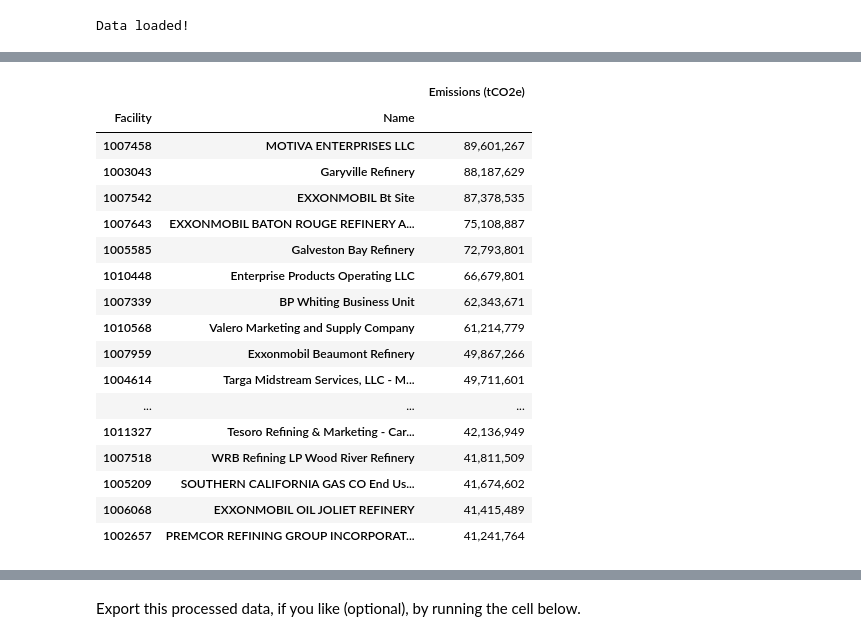
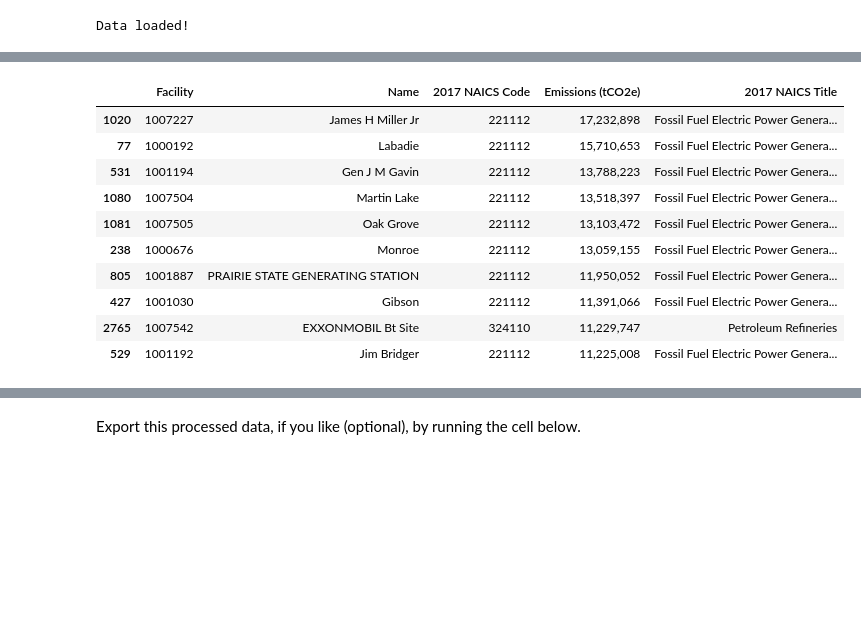
Before and after one commit to edgi-govdata-archiving/ECHO-GHG, a Jupyter notebook: ECHO_GHG.ipynb, the cells around one changed output, grey strips where cells are left out. Cells and saved outputs as stored; diff of their text form; code cells hidden in the pictures; blank space fills up the shorter version.

```diff
--- a/ECHO_GHG.ipynb
+++ b/ECHO_GHG.ipynb
@@ -70,6 +70,7 @@ Done!
 
 We will "download" EPA's emissions data into our notebook here.
 # %%
+# First we request EPA's datafile and unzip it.
 url = "https://www.epa.gov/system/files/other-files/2021-10/2020_data_summary_spreadsheets.zip"
 r = requests.get(url)
 z = zipfile.ZipFile(io.BytesIO(r.content))
@@ -79,12 +80,22 @@ z.extractall("/content")
 ghg_fac = pd.read_excel("/content/ghgp_data_2020.xlsx",
   skiprows = 1, # skip the first two rows, which are irrelevant
   header = 2, # the third row represents the header
+  converters={'Primary NAICS Code':str}, # read the NAICS codes as strings
   sheet_name = ["Direct Emitters", "Onshore Oil & Gas Prod.", "Gathering & Boosting",
     "Transmission Pipelines", "LDC - Direct Emissions", "SF6 from Elec. Equip.", "Suppliers"])
 
+# We will also load in a file that tells us about the type of industry each facility is classified as
+naics = pd.read_excel("https://www.census.gov/naics/2017NAICS/6-digit_2017_Codes.xlsx",
+  header = 0, # the row that represents the header
+  converters={'2017 NAICS Code':str,'2017 NAICS Title':str}
+)
+naics=naics[["2017 NAICS Code", "2017 NAICS Title"]]
+
 print("Data loaded!")
 # %% [output]
 Data loaded!
+# %%
+naics['2017 NAICS Code']=naics['2017 NAICS Code'].astype(str)
 # %% [markdown]
 ## Summarize emissions data by facility
 
@@ -96,8 +107,8 @@ As output, we'll show the top 20 emitting facilities nationwide.
 # %%
 # First, handle suppliers separately
 # Treat NaNs as zeros (not reported, maybe not emitted)
-# Skip "confidential" values
-ghg_fac["Suppliers"]["Total"] = pd.to_numeric(ghg_fac["Suppliers"]["GHG Quantity Associated with Coal-based liquid fuel production"], errors='coerce').fillna(0) + \
+# Skip "confidential" values :(
+ghg_fac["Suppliers"]["Emissions (tCO2e)"] = pd.to_numeric(ghg_fac["Suppliers"]["GHG Quantity Associated with Coal-based liquid fuel production"], errors='coerce').fillna(0) + \
   pd.to_numeric(ghg_fac["Suppliers"]["GHG Quantity Associated with Petroleum Products Produced"], errors='coerce').fillna(0) + \
   pd.to_numeric(ghg_fac["Suppliers"]["GHG Quantity Associated with Petroleum Products Imported"], errors='coerce').fillna(0) + \
   pd.to_numeric(ghg_fac["Suppliers"]["GHG Quantity Associated with Petroleum Products Exported"], errors='coerce').fillna(0) + \
@@ -111,24 +122,36 @@ emissions_field_names = {
     "Gathering & Boosting": "Total reported emissions from Gathering & Boosting",
     "Transmission Pipelines": "Total reported direct emissions from Transmission Pipelines",
     "LDC - Direct Emissions": "Total reported direct emissions from Local Distribution Companies",
-    "SF6 from Elec. Equip.": "Total reported direct emissions from Electrical Equipment Use",
-    "Suppliers": "Total"
+    "SF6 from Elec. Equip.": "Total reported direct emissions from Electrical Equipment Use"
 }
 
-fac_data = pd.DataFrame([], columns=["Facility", "Name", "Emissions (tCO2e)"]) # Create a new DataFrame to store emissions data compiled from across sectors
+# Create a new DataFrame to store emissions data compiled from direct emitters
+fac_directemitters_data = pd.DataFrame([], columns=["Facility", "Name", "Primary NAICS Code", "Emissions (tCO2e)"])
+# Do the same for suppliers
+fac_suppliers_data = pd.DataFrame(ghg_fac["Suppliers"])
 
-#Compile emissions data across different sectors.
-# !!! Need to keep direct emitters separate from suppliers, pipelines, etc. https://ccdsupport.com/confluence/pages/viewpage.action?pageId=98598976
+#Compile emissions data across direct emitters.
 for key in emissions_field_names.keys():
   dump = ghg_fac[key]
-  dump = dump[["Facility Id", "Facility Name", emissions_field_names[key]]]
-  dump = dump.rename(columns={"Facility Id": "Facility", "Facility Name": "Name", emissions_field_names[key]:"Emissions (tCO2e)"})
+  dump = dump[["Facility Id", "Facility Name", "Primary NAICS Code", emissions_field_names[key]]]
+  dump = dump.rename(columns={"Facility Id": "Facility", "Facility Name": "Name", "Primary NAICS Code": "2017 NAICS Code", emissions_field_names[key]:"Emissions (tCO2e)"})
   dump["Emissions (tCO2e)"] = pd.to_numeric(dump["Emissions (tCO2e)"])
-  fac_data = fac_data.append(dump)
+  fac_directemitters_data= fac_directemitters_data.append(dump)
 
-#Roll up duplicate facility IDs (facilities with e.g. both direct emissions and onshore oil...)
-fac = fac_data.groupby(by=["Facility", "Name"]).sum() #For presentation purposes, we'll add in the facility name
-fac_data = fac_data.groupby(by=["Facility"]).sum() # For analysis purposes, we'll leave the name off...it'll get added back in when we add it to the parent company table
+# Roll up duplicate facility IDs (facilities with e.g. both direct emissions and onshore oil...)
+fac_directemitters_data = fac_directemitters_data.groupby(by=["Facility", "Name", "2017 NAICS Code"]).sum().reset_index() #For presentation purposes, we'll add in the facility name
+#fac_directemitters_data = fac_directemitters_data.groupby(by=["Facility"]).sum() # For analysis purposes, we'll leave the name off...it'll get added back in when we add it to the parent company table
+fac_suppliers_data=fac_suppliers_data.rename(columns={"Facility Id": "Facility", "Facility Name": "Name", "Primary NAICS Code": "2017 NAICS Code"})
+fac_suppliers_data = fac_suppliers_data[["Facility", "Name", "2017 NAICS Code", "Emissions (tCO2e)"]]
+fac_directemitters_data['2017 NAICS Code']=fac_directemitters_data['2017 NAICS Code'].astype(str)
 
-fac.nlargest(20,"Emissions (tCO2e)").style.format({"Emissions (tCO2e)": '{:,.0f}'})
+# Look up industry information
+fac_directemitters_data = fac_directemitters_data.merge(naics, on="2017 NAICS Code")
+fac_suppliers_data = fac_suppliers_data.merge(naics, on="2017 NAICS Code")
+
+# Display emitters and suppliers data
+display(HTML("<h2>Top 10 Direct Emitters:</h2>"))
+display(fac_directemitters_data.nlargest(10,"Emissions (tCO2e)").style.format({"Emissions (tCO2e)": '{:,.0f}'}))
+display(HTML("<h2>Top 10 Supplier Facilities:</h2>"))
+display(fac_suppliers_data.nlargest(10,"Emissions (tCO2e)").style.format({"Emissions (tCO2e)": '{:,.0f}'}))
 # %% [output]
@@ -135,18 +159,11 @@ fac.nlargest(20,"Emissions (tCO2e)").style.format({"Emissions (tCO2e)": '{:,.0f}
-|  |  | Emissions (tCO2e) |
-| Facility | Name |  |
-| 1007458 | MOTIVA ENTERPRISES LLC | 89,601,267 |
-| 1003043 | Garyville Refinery | 88,187,629 |
-| 1007542 | EXXONMOBIL Bt Site | 87,378,535 |
-| 1007643 | EXXONMOBIL BATON ROUGE REFINERY A... | 75,108,887 |
-| 1005585 | Galveston Bay Refinery | 72,793,801 |
-| 1010448 | Enterprise Products Operating LLC | 66,679,801 |
-| 1007339 | BP Whiting Business Unit | 62,343,671 |
-| 1010568 | Valero Marketing and Supply Company | 61,214,779 |
-| 1007959 | Exxonmobil Beaumont Refinery | 49,867,266 |
-| 1004614 | Targa Midstream Services, LLC - M... | 49,711,601 |
-| ... | ... | ... |
-| 1011327 | Tesoro Refining & Marketing - Car... | 42,136,949 |
-| 1007518 | WRB Refining LP Wood River Refinery | 41,811,509 |
-| 1005209 | SOUTHERN CALIFORNIA GAS CO End Us... | 41,674,602 |
-| 1006068 | EXXONMOBIL OIL JOLIET REFINERY | 41,415,489 |
-| 1002657 | PREMCOR REFINING GROUP INCORPORAT... | 41,241,764 |
+|  | Facility | Name | 2017 NAICS Code | Emissions (tCO2e) | 2017 NAICS Title |
+| 1020 | 1007227 | James H Miller Jr | 221112 | 17,232,898 | Fossil Fuel Electric Power Genera... |
+| 77 | 1000192 | Labadie | 221112 | 15,710,653 | Fossil Fuel Electric Power Genera... |
+| 531 | 1001194 | Gen J M Gavin | 221112 | 13,788,223 | Fossil Fuel Electric Power Genera... |
+| 1080 | 1007504 | Martin Lake | 221112 | 13,518,397 | Fossil Fuel Electric Power Genera... |
+| 1081 | 1007505 | Oak Grove | 221112 | 13,103,472 | Fossil Fuel Electric Power Genera... |
+| 238 | 1000676 | Monroe | 221112 | 13,059,155 | Fossil Fuel Electric Power Genera... |
+| 805 | 1001887 | PRAIRIE STATE GENERATING STATION | 221112 | 11,950,052 | Fossil Fuel Electric Power Genera... |
+| 427 | 1001030 | Gibson | 221112 | 11,391,066 | Fossil Fuel Electric Power Genera... |
+| 2765 | 1007542 | EXXONMOBIL Bt Site | 324110 | 11,229,747 | Petroleum Refineries |
+| 529 | 1001192 | Jim Bridger | 221112 | 11,225,008 | Fossil Fuel Electric Power Genera... |
```
Also changed, not shown: parts of 37 cells of this notebook.
